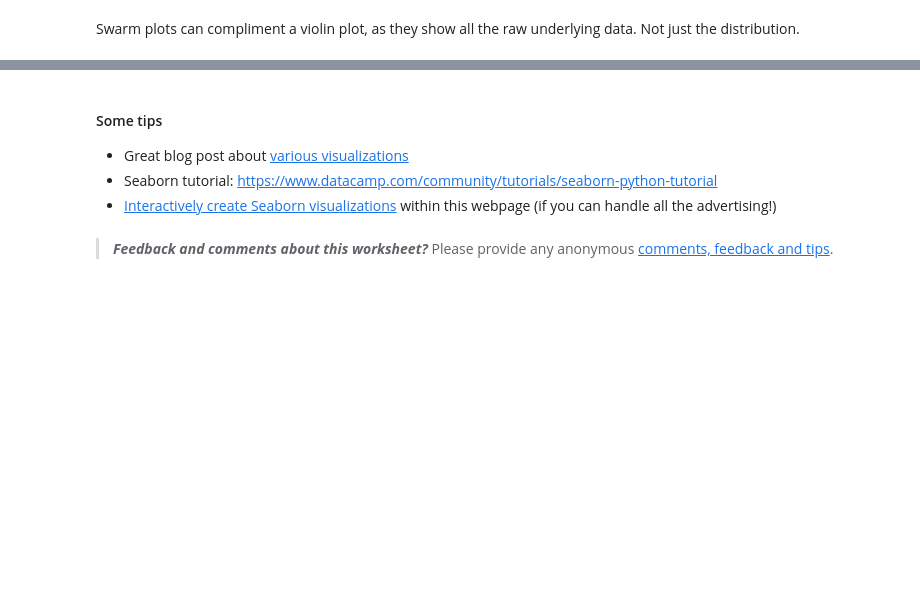
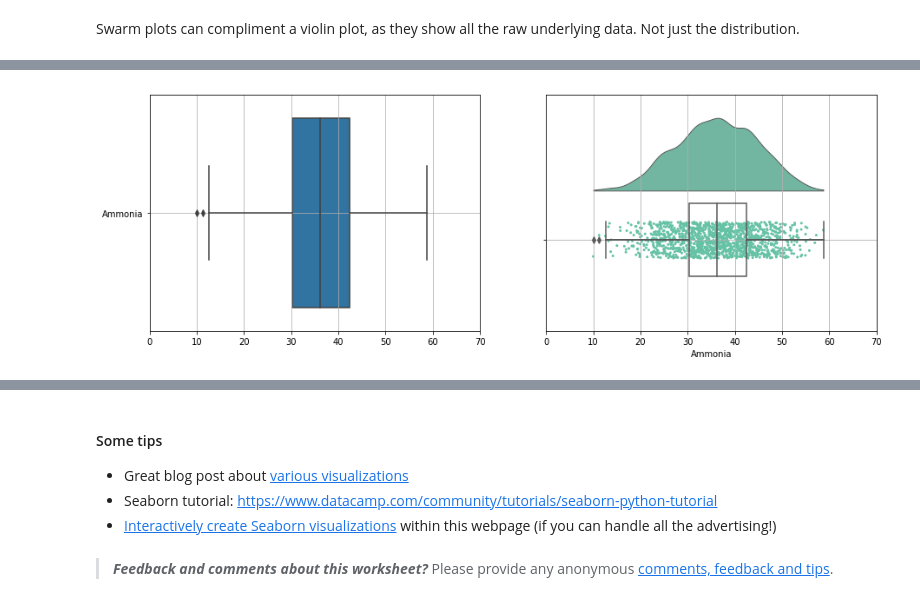
Before and after one commit to kgdunn/python-basic-notebooks, a Jupyter notebook: Module-10-interactive.ipynb, the cells around one changed output, grey strips where cells are left out. Cells and saved outputs as stored; diff of their text form; code cells hidden in the pictures; blank space fills up the shorter version.

```diff
--- a/Module-10-interactive.ipynb
+++ b/Module-10-interactive.ipynb
@@ -720,0 +723,24 @@ NameError: name 'ammonia' is not defined
+# %%
+import pandas as pd
+import ptitprince as pt
+%matplotlib inline
+
+fig = pyplot.figure(figsize=(15, 5));
+axis1 = pyplot.subplot(1, 2, 1)
+axis2 = pyplot.subplot(1, 2, 2)
+
+sns.boxplot(data=ammonia, ax = axis1, orient='h')
+axis1.set_xlim(0, 70)
+axis1.grid(True)
+
+pt.RainCloud(y = 'Ammonia',
+             ax=axis2,
+                  data = ammonia,
+                  width_viol = .8,
+                  width_box = .4,
+                  figsize = (12, 8), orient = 'h',
+                  move = .0)
+axis2.set_xlim(0, 70)
+axis2.grid(True)
+# %% [output]
+[figure, added]
```
Also changed, not shown: parts of 5 cells of this notebook, 1 other file.
